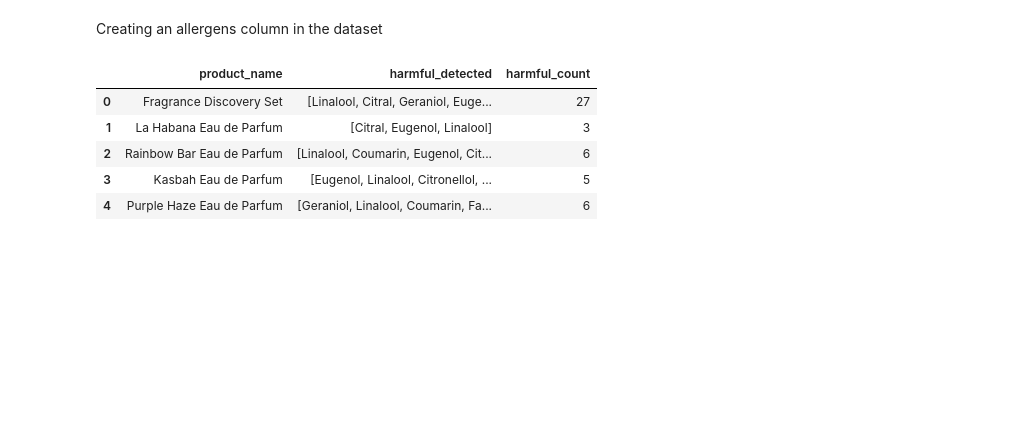
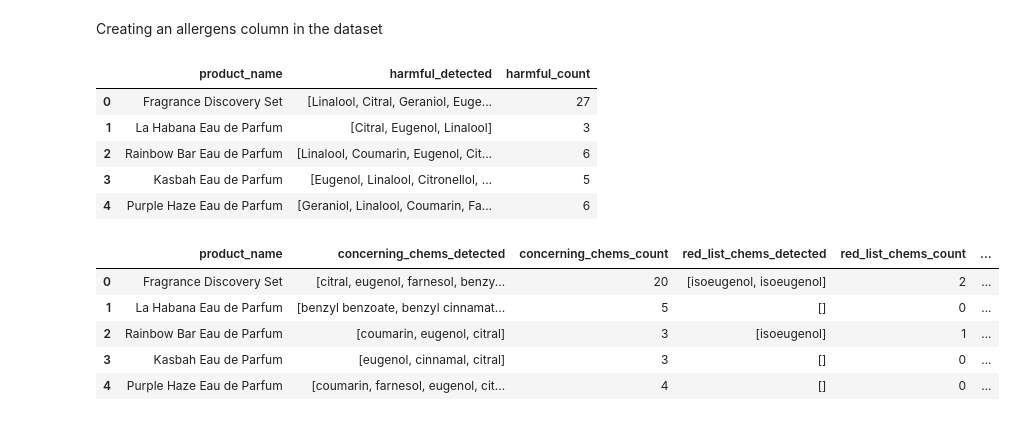
Before and after one commit to Stephan-Dabare/DSGP_Group11_Allergenix, a Jupyter notebook: Component_4_Uthum/preProcess.ipynb, the cells around one changed output. Saved outputs shown, nothing was run; the diff lists cells and outputs as text; code cells hidden in the pictures; blank space fills up the shorter version.

```diff
--- a/Component_4_Uthum/preProcess.ipynb
+++ b/Component_4_Uthum/preProcess.ipynb
@@ -142,0 +173,45 @@ data[['product_name', 'harmful_detected', 'harmful_count']].head()
+# %%
+import re
+
+# Function to normalize ingredient names
+def normalize_ingredient(ingredient):
+    ingredient = ingredient.lower()  # Convert to lowercase
+    ingredient = re.sub(r'[-.,/]+', ' ', ingredient)  # Replace separators with space
+    ingredient = re.sub(r'\s+', ' ', ingredient).strip()  # Remove extra spaces
+    return ingredient
+
+# Load ingredient lists
+with open("data/concern_chems.txt") as f:
+    concern_chems = [normalize_ingredient(line.strip()) for line in f]
+
+with open("data/red_list.txt") as f:
+    red_list = [normalize_ingredient(line.strip()) for line in f]
+
+with open("data/the_gens.txt") as f:
+    the_gens = [normalize_ingredient(line.strip()) for line in f]
+
+# Ensure the ingredients column is in a string format
+data['ingredients'] = data['ingredients'].astype(str)
+
+# Tokenize each ingredient list in the dataset by splitting on commas
+data['ingredients_list'] = data['ingredients'].apply(lambda x: [normalize_ingredient(ingredient) for ingredient in x.split(',')])
+
+# Create new columns to store detected ingredients from each category
+data['concerning_chems_detected'] = data['ingredients_list'].apply(lambda ingredients: [ingredient for ingredient in ingredients if ingredient in concern_chems])
+data['red_list_chems_detected'] = data['ingredients_list'].apply(lambda ingredients: [ingredient for ingredient in ingredients if ingredient in red_list])
+data['allergens_detected'] = data['ingredients_list'].apply(lambda ingredients: [ingredient for ingredient in ingredients if ingredient in the_gens])
+
+# Count detected ingredients for each category
+data['concerning_chems_count'] = data['concerning_chems_detected'].apply(len)
+data['red_list_chems_count'] = data['red_list_chems_detected'].apply(len)
+data['allergens_count'] = data['allergens_detected'].apply(len)
+
+# View the results
+data[['product_name', 'concerning_chems_detected', 'concerning_chems_count', 'red_list_chems_detected', 'red_list_chems_count', 'allergens_detected', 'allergens_count']].head()
+# %% [output]
+|  | product_name | concerning_chems_detected | concerning_chems_count | red_list_chems_detected | red_list_chems_count | ... |
+| 0 | Fragrance Discovery Set | [citral, eugenol, farnesol, benzy... | 20 | [isoeugenol, isoeugenol] | 2 | ... |
+| 1 | La Habana Eau de Parfum | [benzyl benzoate, benzyl cinnamat... | 5 | [] | 0 | ... |
+| 2 | Rainbow Bar Eau de Parfum | [coumarin, eugenol, citral] | 3 | [isoeugenol] | 1 | ... |
+| 3 | Kasbah Eau de Parfum | [eugenol, cinnamal, citral] | 3 | [] | 0 | ... |
+| 4 | Purple Haze Eau de Parfum | [coumarin, farnesol, eugenol, cit... | 4 | [] | 0 | ... |
```
Also changed, not shown: parts of 7 cells of this notebook, 1 other file.
